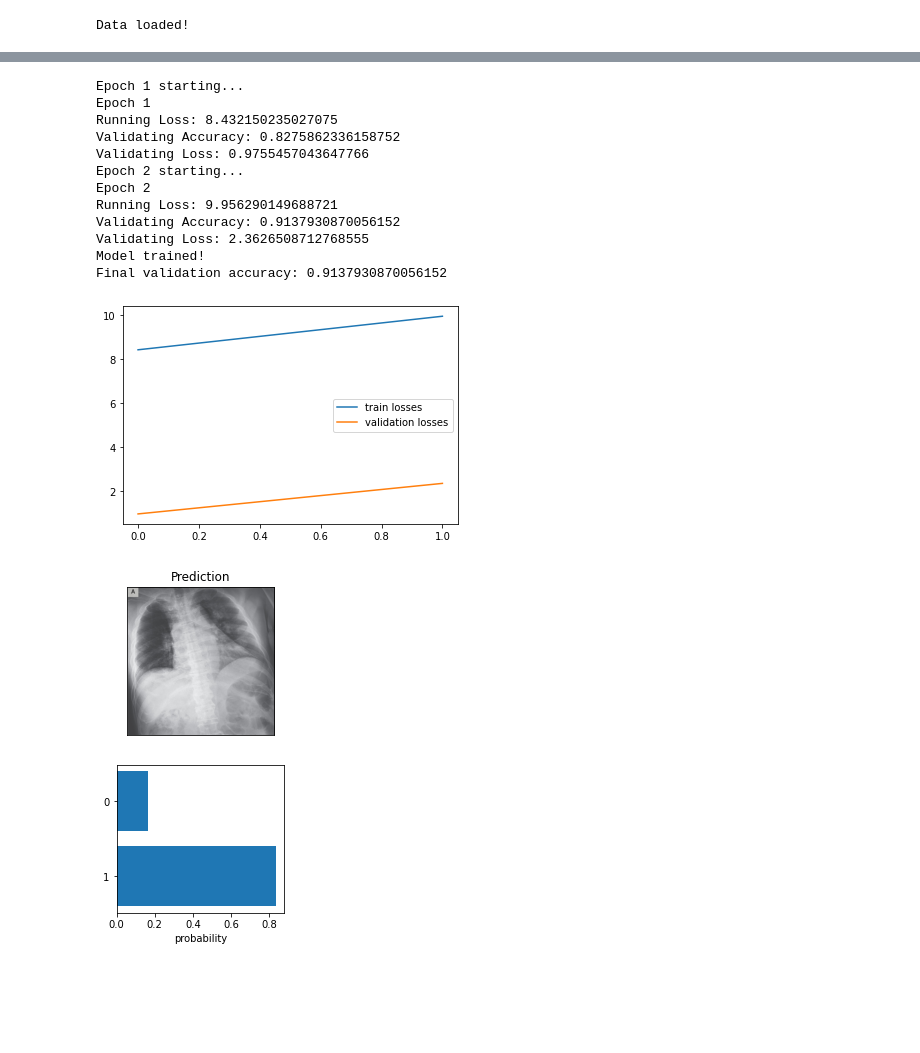
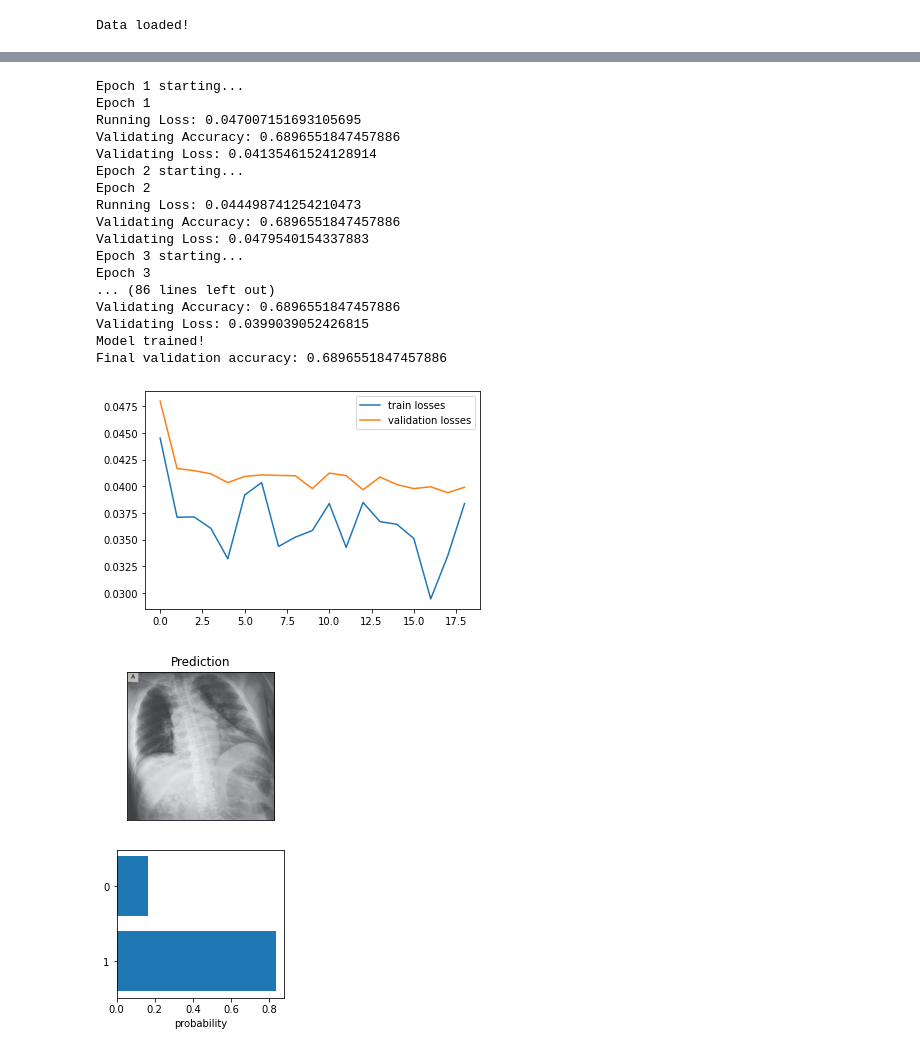
Before and after one commit to petejb88/python_projects, a Jupyter notebook: COVID-19_chestxray/main.ipynb, the cells around one changed output, grey strips where cells are left out. Drawn from its saved outputs; the diff is of its cells as text; code cells hidden in the pictures; blank space fills up the shorter version.

```diff
--- a/working/main.ipynb
+++ b/COVID-19_chestxray/main.ipynb
@@ -36,10 +36,11 @@ class ImageDataSet(torch.utils.data.Dataset):
         Input:
             - csv_path: path to csv file with metadata
             - images_path: path to images
-            - these_idx: list of indices to keep in this dataset
+            - these_indices: list of indices to keep in this dataset
             - transform: transforms to be applied
         """
         self.df = pd.read_csv(csv_path)
+        self.df.set_index("filename", inplace = True)
         self.images_path = images_path
         self.these_indices = these_indices
         self.transforms = transforms
@@ -52,7 +53,7 @@ class ImageDataSet(torch.utils.data.Dataset):
         # if view not PA, drop the row
         self.df.drop(self.df[self.df.view != 'PA'].index, inplace=True)
         # if image DNE, drop the row
-        self.df.drop([idx for idx  in self.df.index if self.df.filename[idx] not in os.listdir(images_path)], inplace=True)
+        self.df.drop([idx for idx in self.df.index if self.df.filename[idx] not in os.listdir(images_path)], inplace=True)
 
     def __len__(self):
         return len(self.df)
@@ -491,7 +484,7 @@ trainloader, validloader = build_train_valid_loaders(
 Data loaded!
 # %%
 # create model
-arch = "vgg16_bn"
+arch = "alexnet"
 lr = 0.01
 hidden_units = [4096, 1024]
 model, criterion, optimizer = build_model(arch,lr,hidden_units,2)
@@ -502,6 +493,6 @@ Model created
 # %%
 # train model
-epochs = 2
+epochs = 20
 print_every = 5
 gpu = False
 model, optimizer, train_losses, valid_losses, accuracy_data = train_model(
@@ -509,20 +500,25 @@ model, optimizer, train_losses, valid_losses, accuracy_data = train_model(
 # %% [output]
 Epoch 1 starting...
 Epoch 1
-Running Loss: 8.432150235027075
-Validating Accuracy: 0.8275862336158752
-Validating Loss: 0.9755457043647766
+Running Loss: 0.047007151693105695
+Validating Accuracy: 0.6896551847457886
+Validating Loss: 0.04135461524128914
 Epoch 2 starting...
 Epoch 2
-Running Loss: 9.956290149688721
-Validating Accuracy: 0.9137930870056152
-Validating Loss: 2.3626508712768555
+Running Loss: 0.044498741254210473
+Validating Accuracy: 0.6896551847457886
+Validating Loss: 0.0479540154337883
+Epoch 3 starting...
+Epoch 3
+... (86 lines left out)
+Validating Accuracy: 0.6896551847457886
+Validating Loss: 0.0399039052426815
 Model trained!
-Final validation accuracy: 0.9137930870056152
+Final validation accuracy: 0.6896551847457886
 # %%
-plot_stats(train_losses, valid_losses)
+plot_stats(train_losses[1:], valid_losses[1:])
 # %% [output]
-[figure, old version]
+[figure, new version]
 # %%
 top_probs, top_classes = predict(images_path+"/"+images[0], model,valid_transforms,2)
 graph_predictions(images_path+"/"+images[0],top_probs,top_classes)
```
Also changed, not shown: parts of 7 cells of this notebook, 5 other files.
